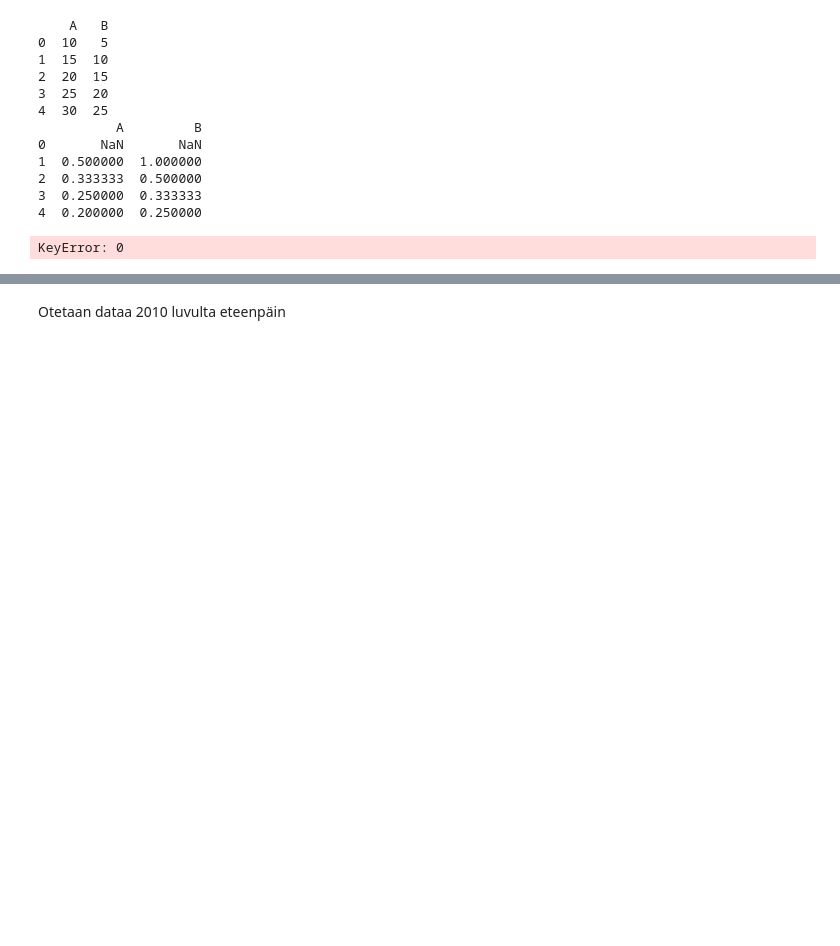
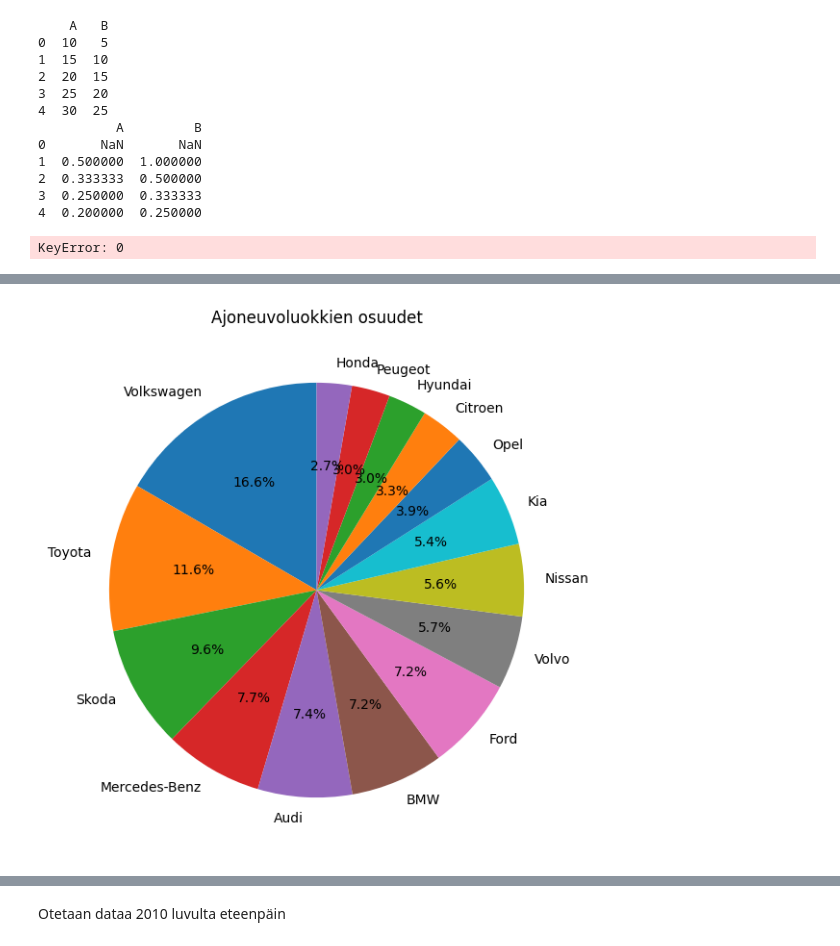
Before and after one commit to GouchinHub/TJTS4901, a Jupyter notebook: harjoitustyo.ipynb, the cells around one changed output, grey strips where cells are left out. Saved outputs shown, nothing was run; the diff lists cells and outputs as text; code cells hidden in the pictures; blank space fills up the shorter version.

```diff
--- a/harjoitustyo.ipynb
+++ b/harjoitustyo.ipynb
@@ -217,0 +293,3 @@ rate_df
+# %%
+df = kk.ensirekisteroinnit_kunnittain_ajoneuvoluokassa("01.01.2010", "01.01.2016", "M1", "Helsinki",False)
+df = df.iloc[:15]
@@ -217,0 +306,12 @@ rate_df
+# %%
+# Create a pie chart with adjusted figure size
+fig, ax = plt.subplots(figsize=(13, 7))
+ax.pie(df["Määrä"], labels=df["Merkki"].values, autopct='%1.1f%%', startangle=90)
+
+# Customize the plot
+ax.set_title('Ajoneuvoluokkien osuudet')
+
+# Show the plot
+plt.show()
+# %% [output]
+[figure, added]
```
Also changed, not shown: parts of 27 cells of this notebook, 1 other file.
